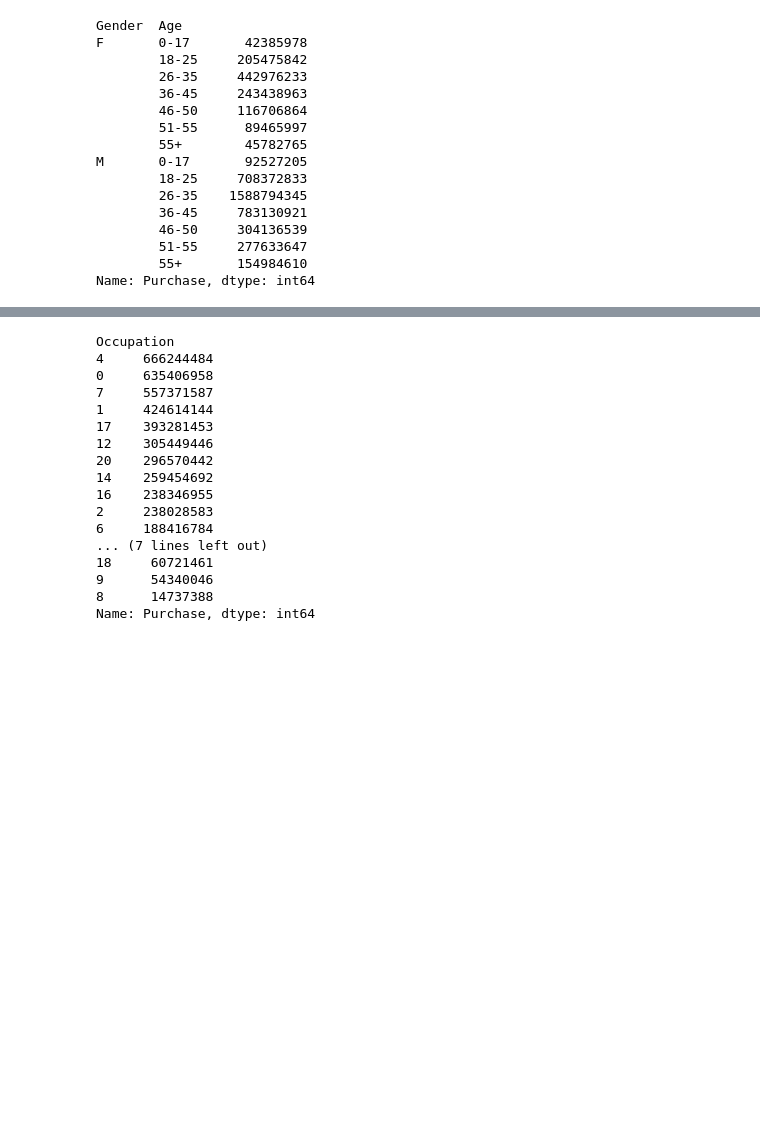
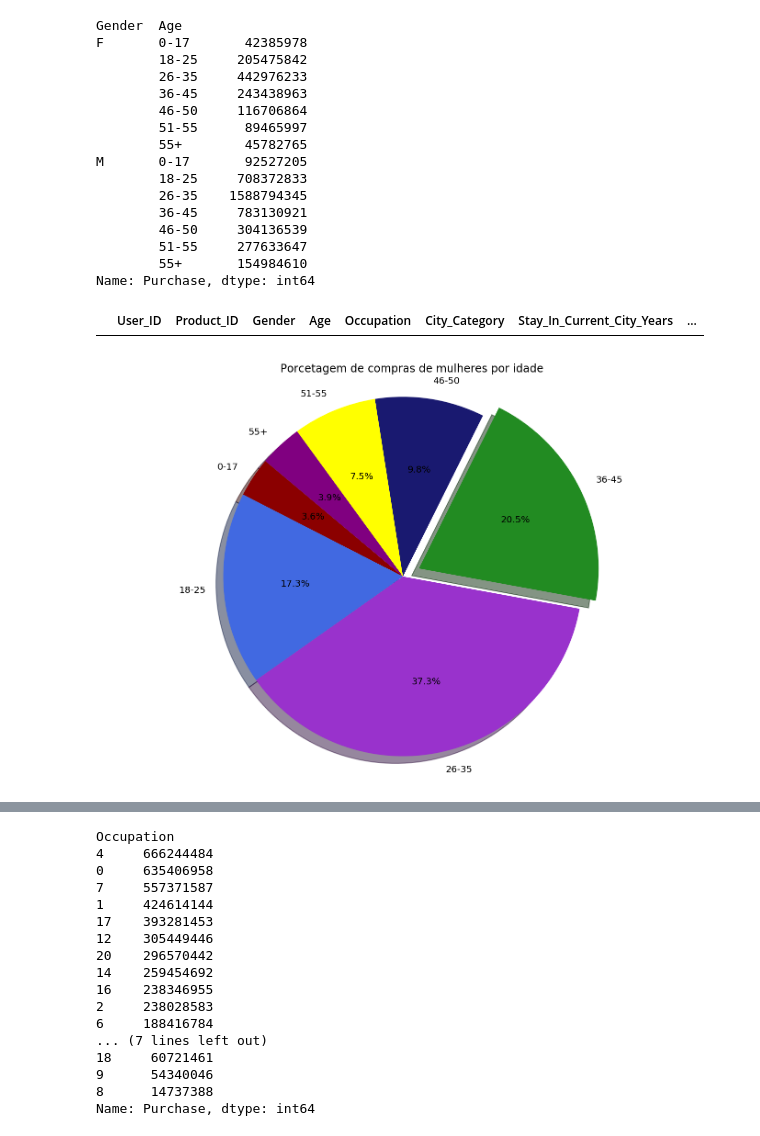
Before and after one commit to BrenoLD94/DataScience-Projects, a Jupyter notebook: <BlackFriday/<Code/Black Friday Code.ipynb, the cells around one changed output, grey strips where cells are left out. Cells and saved outputs as stored; diff of their text form; code cells hidden in the pictures; blank space fills up the shorter version.

```diff
--- a/<BlackFriday/<Code/Black Friday Code.ipynb
+++ b/<BlackFriday/<Code/Black Friday Code.ipynb
@@ -101,4 +106,13 @@ Category 2: [nan  6. 14.  2.  8. 15. 16. 11.  5.  3.  4. 12.  9. 10. 17. 13.  7.
 Category 3: [nan 14. 17.  5.  4. 16. 15.  8.  9. 13.  6. 12.  3. 18. 11. 10.]
 Occupation: [10 16 15  7 20  9  1 12 17  0  3  4 11  8 19  2 18  5 14 13  6]
 City_Category: ['A' 'C' 'B']
+# %%
+def HasProduct(x):
+    if(x == True):
+        return(1)
+    else:
+        return(0)
+
+df['IsCat2'] = df['Product_Category_2'].isna().apply(HasProduct)
+df['IsCat3'] = df['Product_Category_3'].isna().apply(HasProduct)
 # %%
@@ -182,3 +194,23 @@ M       0-17       92527205
         51-55     277633647
         55+       154984610
 Name: Purchase, dtype: int64
+# %%
+df[df['Gender'] == 0]
+# %% [output]
+|  | User_ID | Product_ID | Gender | Age | Occupation | City_Category | Stay_In_Current_City_Years | ... |
+# %%
+plt.figure(figsize = (12,8))
+df_temp = df[df['Gender'] == 'F']
+temp_fmale = df_temp.groupby(['Age']).Purchase.sum()
+colors = ['darkred', 'royalblue', 'darkorchid', 'forestgreen', 'midnightblue', 'yellow', 'purple']
+explode = (0, 0, 0, 0.1, 0, 0, 0)
+
+labels = temp_fmale.keys()
+values = temp_fmale.values
+
+plt.pie(values, labels=labels,colors=colors,explode=explode, autopct='%1.1f%%', shadow=True, startangle=140)
+plt.title("Porcetagem de compras de mulheres por idade")
+plt.axis('equal')
+plt.show()
+# %% [output]
+[figure, added]
```
Also changed, not shown: parts of 25 cells of this notebook.
